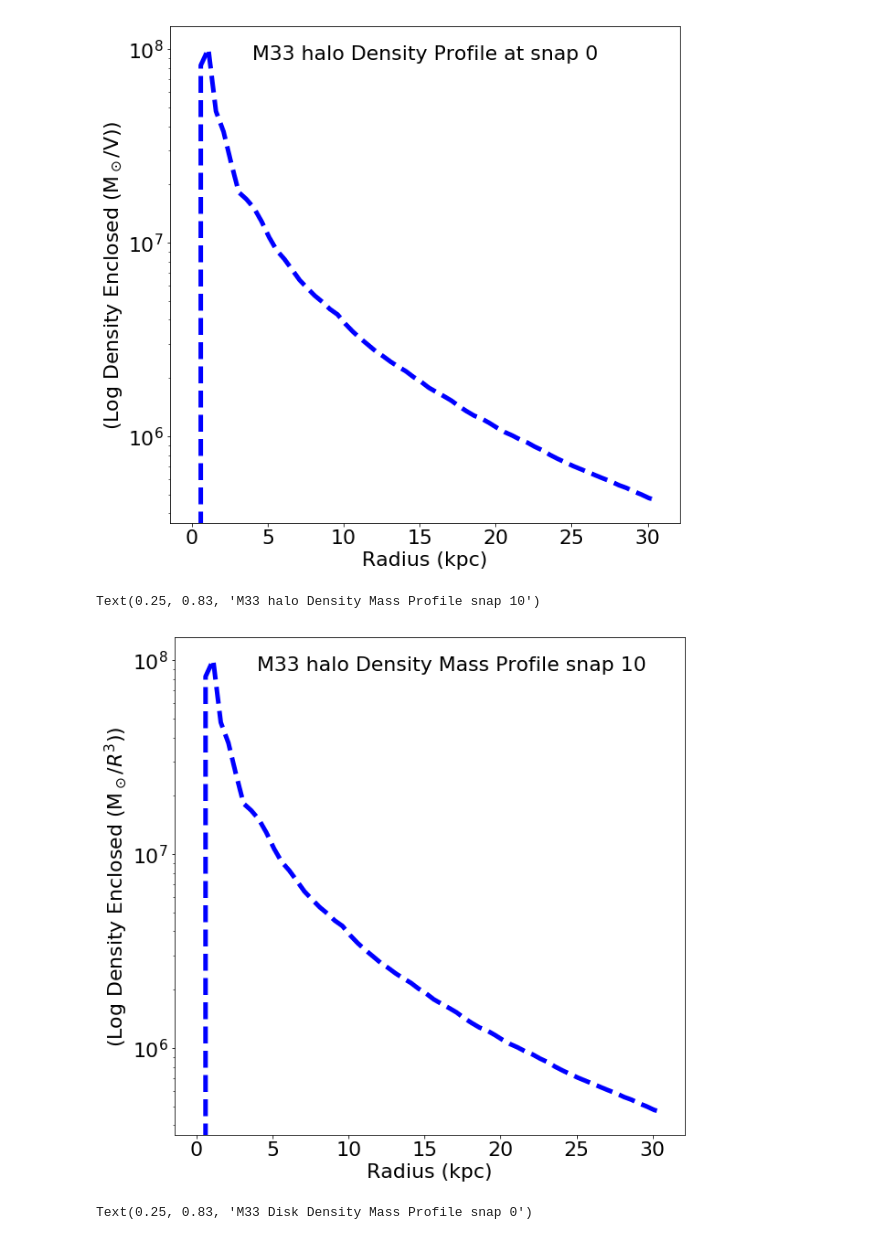
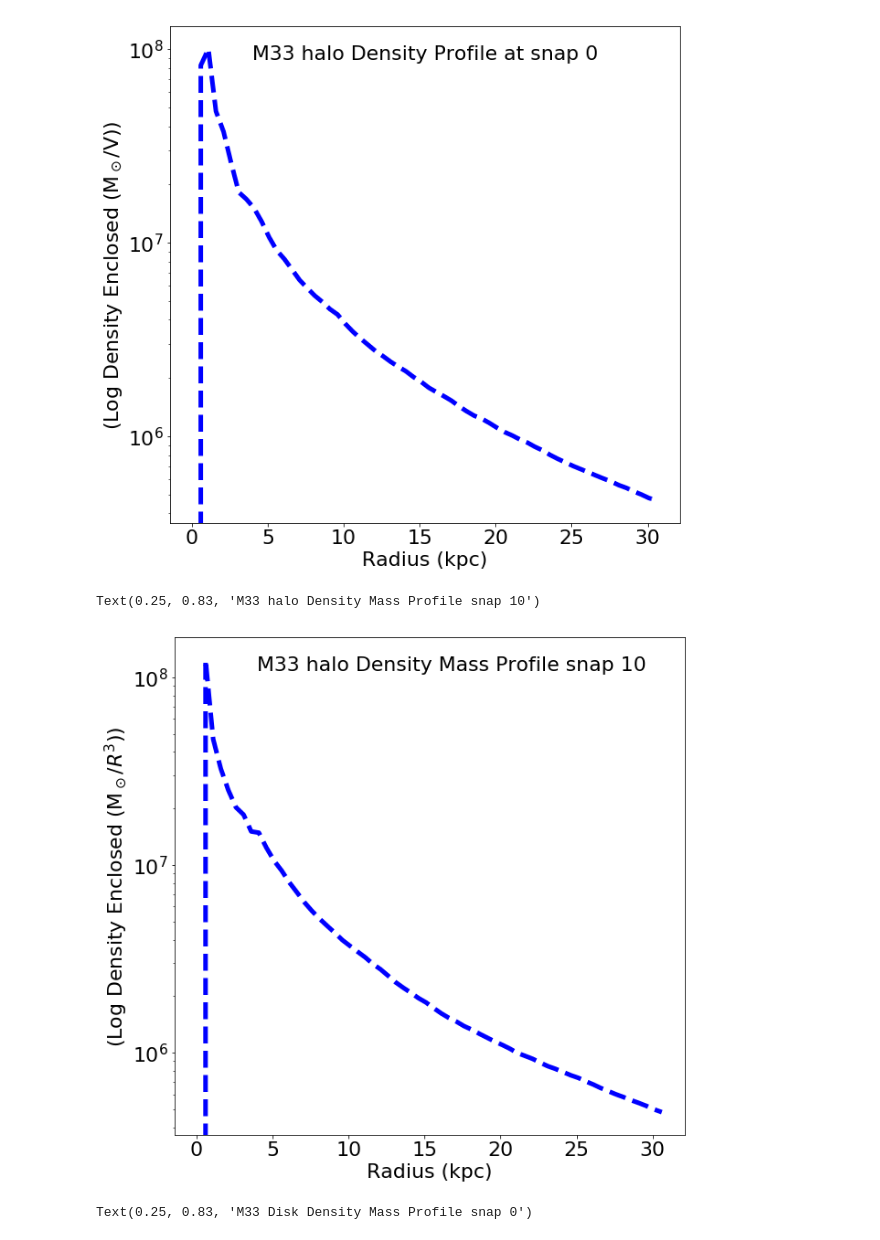
Before and after one commit to kyubito/400B_MASINI, a Jupyter notebook: Research Assignement/Code/Code.ipynb, the cells around one changed output. Drawn from its saved outputs; the diff is of its cells as text; code cells hidden in the pictures.

```diff
--- a/Research Assignement/Code/Code.ipynb
+++ b/Research Assignement/Code/Code.ipynb
@@ -73,35 +73,35 @@ Text(0.25, 0.83, 'M33 halo Density Profile at snap 0')
 # %%
 M33_10 = MassProfile("M33",10)
 
 fig = plt.figure(figsize=(10,10))
 ax = plt.subplot(111)
 
 # Create an array to store Radius, from 0-30 kpc
 # intervals of 0.5 kpc
 R = np.arange(0.1,31,0.5)
 
 #Create the volume of the sphere containing the matter in a given radius
 V = ((4*np.pi*(R**3))/3)
 
 # Plot mass enclosed for Halo
-plt.semilogy(R,M33.MassEnclosed(1,R)/V, color='blue',linestyle="--", linewidth=5)#, label='Halo')
+plt.semilogy(R,M33_10.MassEnclosed(1,R)/V, color='blue',linestyle="--", linewidth=5)#, label='Halo')
 
 
 # Add axis labels
 plt.xlabel('Radius (kpc)', fontsize=22)
 plt.ylabel(r'(Log Density Enclosed (M$_\odot$/$R^3$))', fontsize=22)
 
 
 #adjust tick label font size
 label_size = 22
 matplotlib.rcParams['xtick.labelsize'] = label_size
 matplotlib.rcParams['ytick.labelsize'] = label_size
 
 #add figure text
 plt.figtext(0.25, 0.83, 'M33 halo Density Mass Profile snap 10', fontsize=22)
 # %% [output]
 Text(0.25, 0.83, 'M33 halo Density Mass Profile snap 10')
-[figure, old version]
+[figure, new version]
 # %%
 #Plot disk density profile at snap 0
 
```
Also changed, not shown: parts of 9 cells of this notebook.
